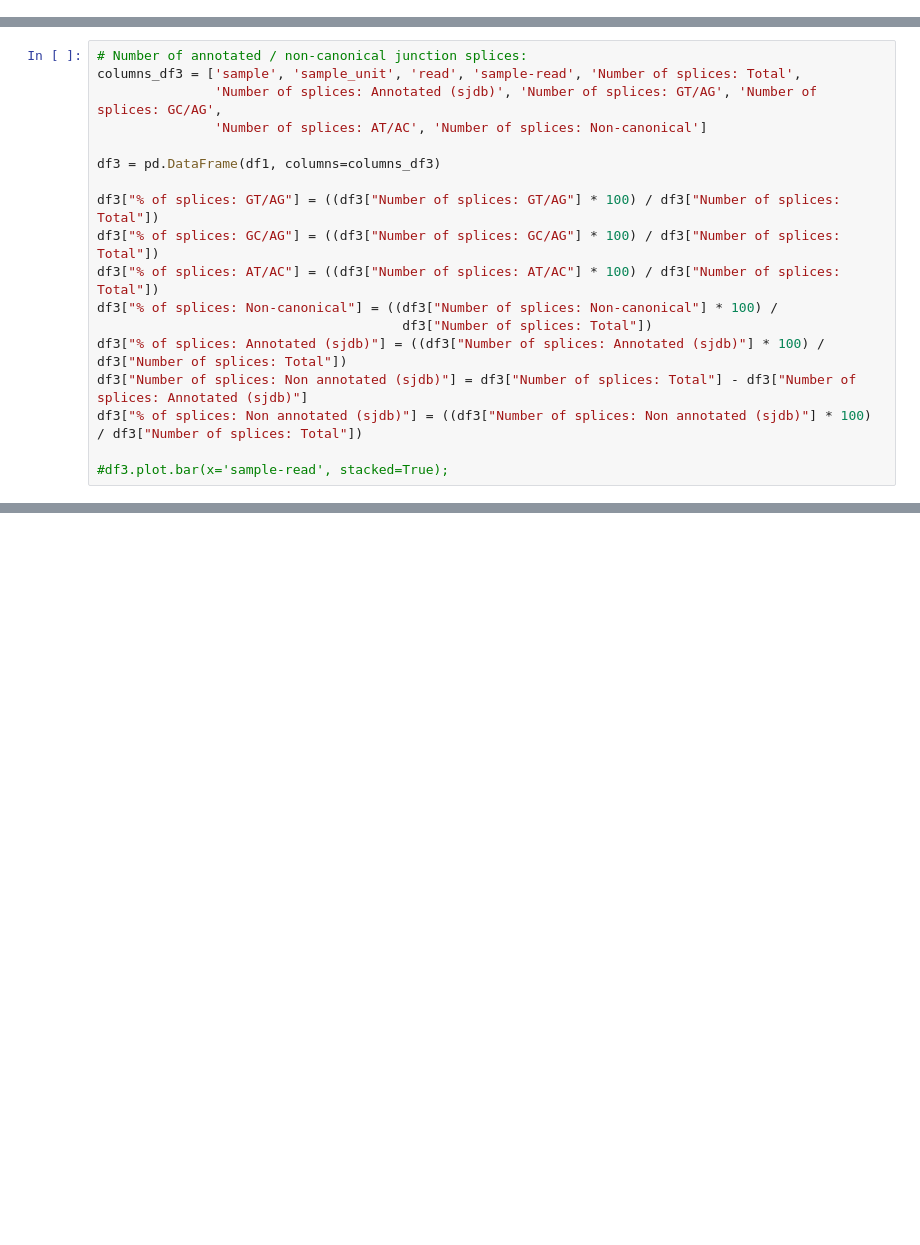
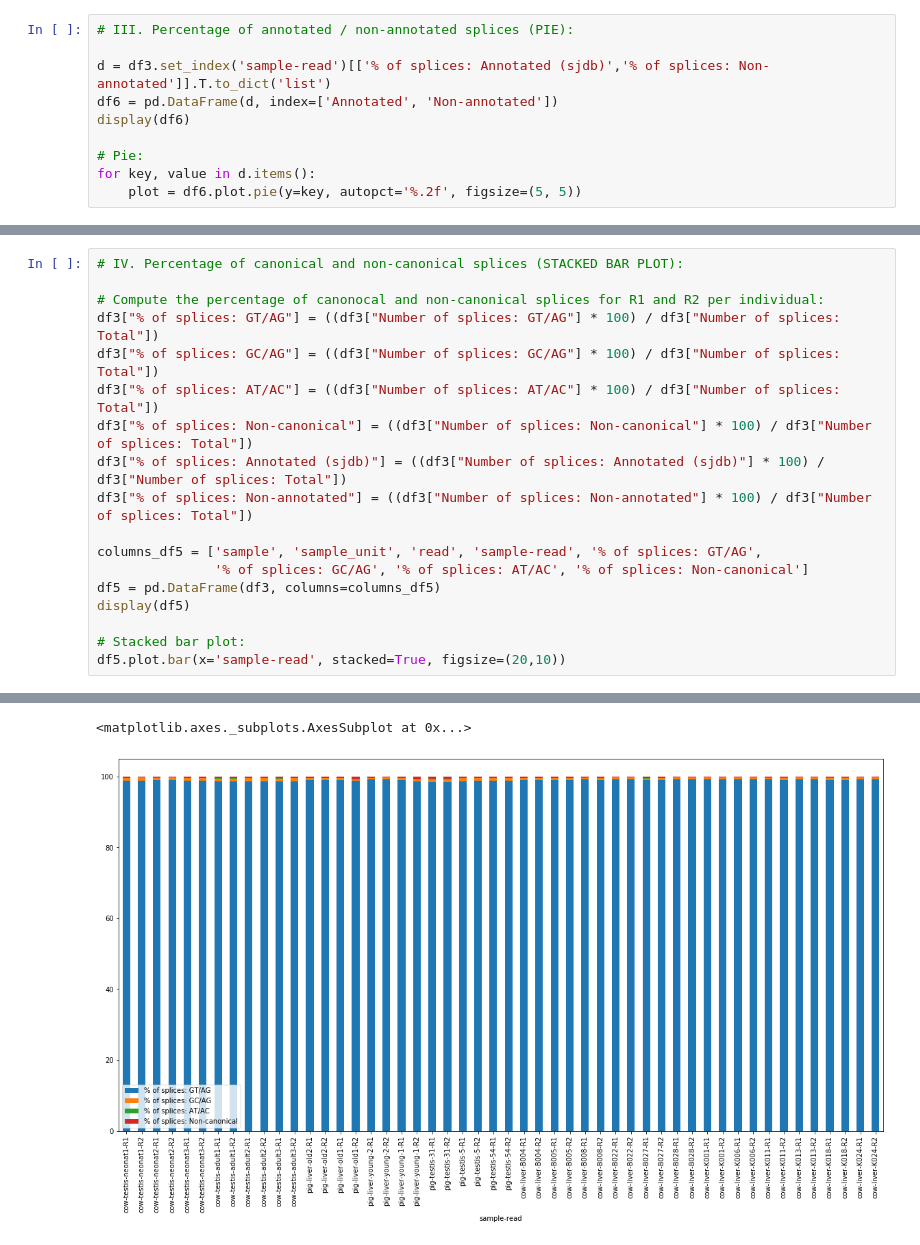
Before and after one commit to GenEpi-GenPhySE/circDetector, a Jupyter notebook: scripts/stats_mapping.ipynb, the cells around one changed output, grey strips where cells are left out. Cells and saved outputs as stored; diff of their text form; blank space fills up the shorter version.

```diff
--- a/scripts/stats_mapping.ipynb
+++ b/scripts/stats_mapping.ipynb
@@ -52,0 +155,10 @@ df3.plot.bar(x='samples', stacked=True);
+# %%
+# III. Percentage of annotated / non-annotated splices (PIE):
+
+d = df3.set_index('sample-read')[['% of splices: Annotated (sjdb)','% of splices: Non-annotated']].T.to_dict('list')
+df6 = pd.DataFrame(d, index=['Annotated', 'Non-annotated'])
+display(df6)
+
+# Pie:
+for key, value in d.items():
+    plot = df6.plot.pie(y=key, autopct='%.2f', figsize=(5, 5))
@@ -53,18 +210,19 @@ df3.plot.bar(x='samples', stacked=True);
 # %%
-# Number of annotated / non-canonical junction splices:
-columns_df3 = ['sample', 'sample_unit', 'read', 'sample-read', 'Number of splices: Total',
-               'Number of splices: Annotated (sjdb)', 'Number of splices: GT/AG', 'Number of splices: GC/AG',
-               'Number of splices: AT/AC', 'Number of splices: Non-canonical']
+# IV. Percentage of canonical and non-canonical splices (STACKED BAR PLOT):
 
-df3 = pd.DataFrame(df1, columns=columns_df3)
-
+# Compute the percentage of canonocal and non-canonical splices for R1 and R2 per individual:
 df3["% of splices: GT/AG"] = ((df3["Number of splices: GT/AG"] * 100) / df3["Number of splices: Total"])
 df3["% of splices: GC/AG"] = ((df3["Number of splices: GC/AG"] * 100) / df3["Number of splices: Total"])
 df3["% of splices: AT/AC"] = ((df3["Number of splices: AT/AC"] * 100) / df3["Number of splices: Total"])
-df3["% of splices: Non-canonical"] = ((df3["Number of splices: Non-canonical"] * 100) /
-                                       df3["Number of splices: Total"])
+df3["% of splices: Non-canonical"] = ((df3["Number of splices: Non-canonical"] * 100) / df3["Number of splices: Total"])
 df3["% of splices: Annotated (sjdb)"] = ((df3["Number of splices: Annotated (sjdb)"] * 100) / df3["Number of splices: Total"])
-df3["Number of splices: Non annotated (sjdb)"] = df3["Number of splices: Total"] - df3["Number of splices: Annotated (sjdb)"]
-df3["% of splices: Non annotated (sjdb)"] = ((df3["Number of splices: Non annotated (sjdb)"] * 100) / df3["Number of splices: Total"])
+df3["% of splices: Non-annotated"] = ((df3["Number of splices: Non-annotated"] * 100) / df3["Number of splices: Total"])
 
-#df3.plot.bar(x='sample-read', stacked=True);
+columns_df5 = ['sample', 'sample_unit', 'read', 'sample-read', '% of splices: GT/AG',
+               '% of splices: GC/AG', '% of splices: AT/AC', '% of splices: Non-canonical']
+df5 = pd.DataFrame(df3, columns=columns_df5)
+display(df5)
+
+# Stacked bar plot:
+df5.plot.bar(x='sample-read', stacked=True, figsize=(20,10))
+# %% [output]
@@ -70,0 +246,2 @@ df3["% of splices: Non annotated (sjdb)"] = ((df3["Number of splices: Non annota
+<matplotlib.axes._subplots.AxesSubplot at 0x...>
+[figure, added]
```
Also changed, not shown: parts of 10 cells of this notebook.
